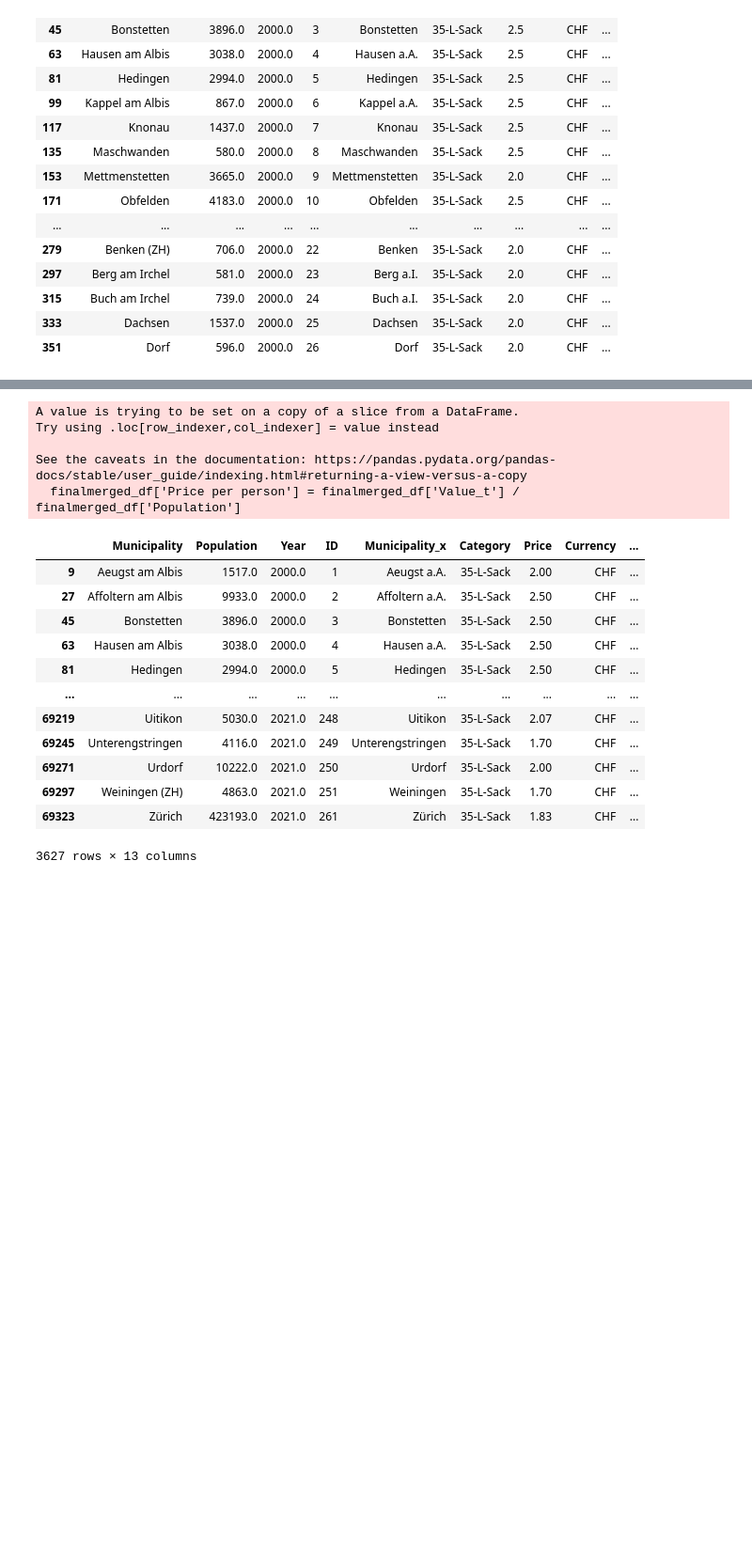
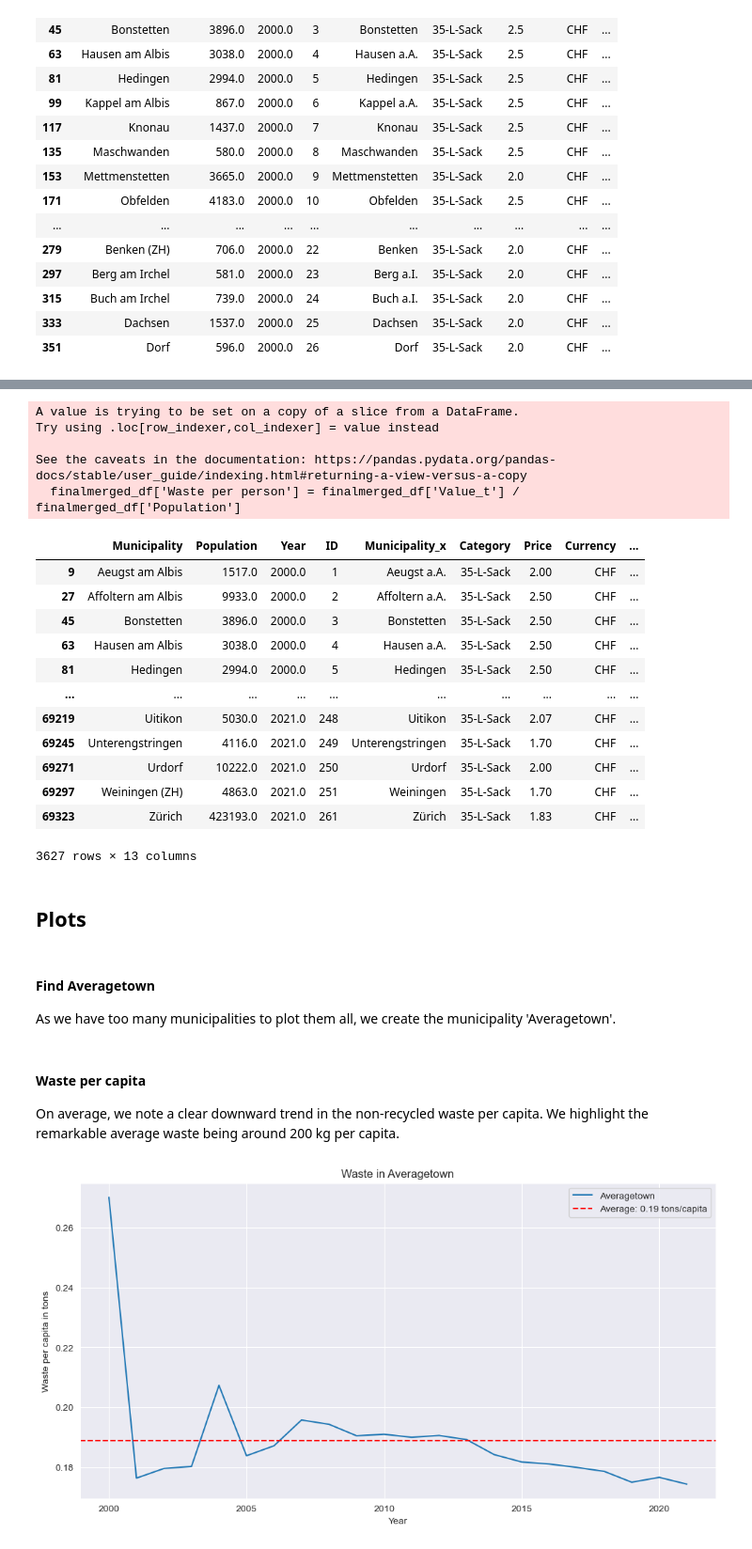
Before and after one commit to biguntitled/Intro_Num, a Jupyter notebook: 02_Data_Project/ZH Waste/Project_2 LAURA.ipynb, the cells around one changed output, grey strips where cells are left out. Shown: that part at 94% size. Drawn from its saved outputs; the diff is of its cells as text; code cells hidden in the pictures; blank space fills up the shorter version.

```diff
--- a/02_Data_Project/ZH Waste/Project_2 LAURA.ipynb
+++ b/02_Data_Project/ZH Waste/Project_2 LAURA.ipynb
@@ -279,6 +222,6 @@ finalmerged_df.head(20)
 # %%
 # In order to show how much does that waste cost per person, we construct a new column that shows it: (Value_y/Population)
-finalmerged_df['Price per person'] = finalmerged_df['Value_t'] / finalmerged_df['Population']
+finalmerged_df['Waste per person'] = finalmerged_df['Value_t'] / finalmerged_df['Population']
 
 # We then print the final DataFrame.
 finalmerged_df
@@ -287,7 +230,7 @@ A value is trying to be set on a copy of a slice from a DataFrame.
 Try using .loc[row_indexer,col_indexer] = value instead
 
 See the caveats in the documentation: https://pandas.pydata.org/pandas-docs/stable/user_guide/indexing.html#returning-a-view-versus-a-copy
-  finalmerged_df['Price per person'] = finalmerged_df['Value_t'] / finalmerged_df['Population']
+  finalmerged_df['Waste per person'] = finalmerged_df['Value_t'] / finalmerged_df['Population']
 |  | Municipality | Population | Year | ID | Municipality_x | Category | Price | Currency | ... |
 | 9 | Aeugst am Albis | 1517.0 | 2000.0 | 1 | Aeugst a.A. | 35-L-Sack | 2.00 | CHF | ... |
 | 27 | Affoltern am Albis | 9933.0 | 2000.0 | 2 | Affoltern a.A. | 35-L-Sack | 2.50 | CHF | ... |
@@ -301,3 +244,9 @@ See the caveats in the documentation: https://pandas.pydata.org/pandas-docs/stab
 | 69297 | Weiningen (ZH) | 4863.0 | 2021.0 | 251 | Weiningen | 35-L-Sack | 1.70 | CHF | ... |
 | 69323 | Zürich | 423193.0 | 2021.0 | 261 | Zürich | 35-L-Sack | 1.83 | CHF | ... |
 3627 rows × 13 columns
+# %% [markdown]
+## Plots
+# %% [markdown]
+#### Find Averagetown
+
+As we have too many municipalities to plot them all, we create the municipality 'Averagetown'.
@@ -303,0 +260,19 @@ See the caveats in the documentation: https://pandas.pydata.org/pandas-docs/stab
+# %% [markdown]
+#### Waste per capita
+On average, we note a clear downward trend in the non-recycled waste per capita. We highlight the remarkable average waste being around 200 kg per capita.
+# %%
+#filtered_df = finalmerged_df[finalmerged_df['Municipality'].isin(sorted(finalmerged_df['Municipality'].unique())[:8])] Uncomment to see some examples
+filtered_df = finalmerged_df[finalmerged_df['Municipality']== 'Averagetown']
+# Then, we plot the filtered data as a line plot.
+sns.set_style("darkgrid")
+plt.figure(figsize=(12, 6))
+sns.lineplot(data=filtered_df, x="Year", y="Waste per person", hue="Municipality")
+mean_waste = filtered_df['Waste per person'].mean() #Find the average over time
+plt.axhline(y=mean_waste, color='red', linestyle='--', label=(f'Average: {mean_waste:.2f} tons/capita')) #Plot average
+plt.title("Waste in Averagetown")
+plt.xlabel("Year")
+plt.legend()
+plt.ylabel("Waste per capita in tons")
+plt.show()
+# %% [output]
+[figure, added]
```
Also changed, not shown: parts of 26 cells of this notebook, 3 other files.
